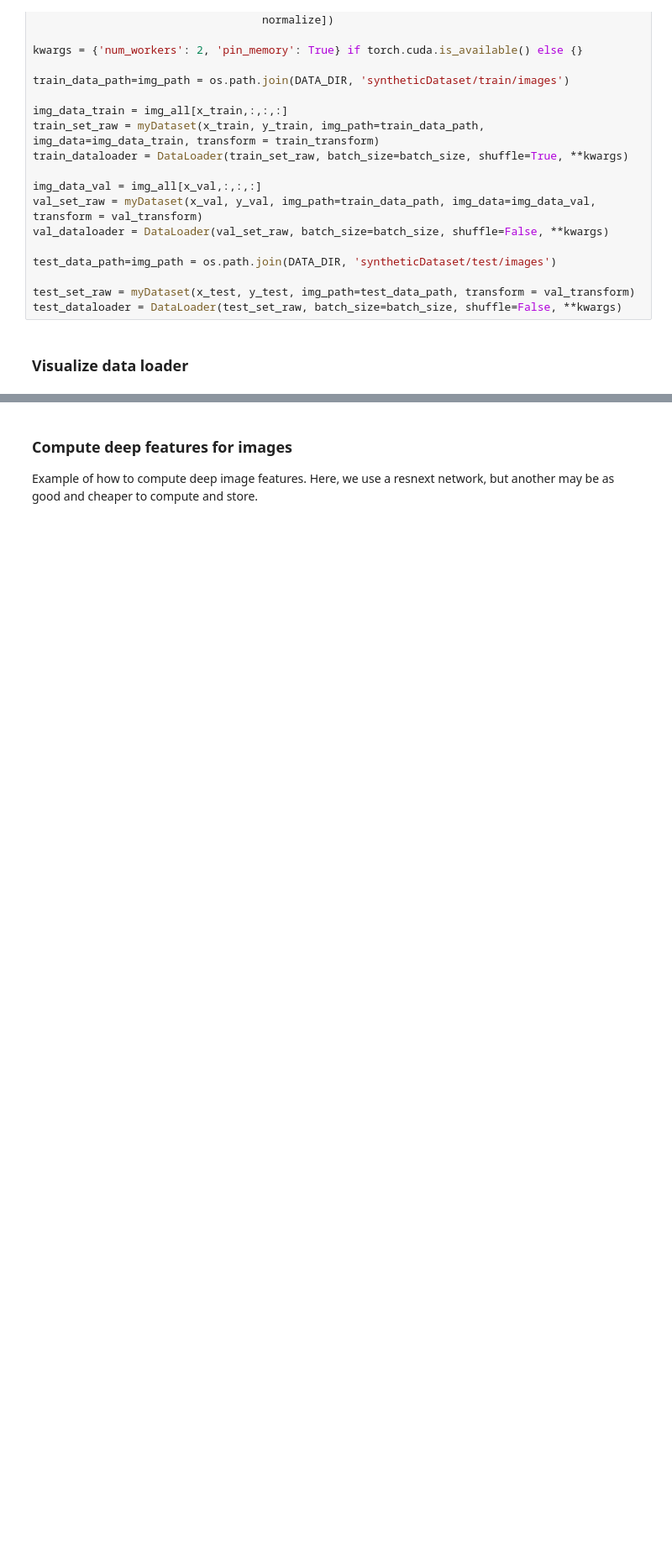
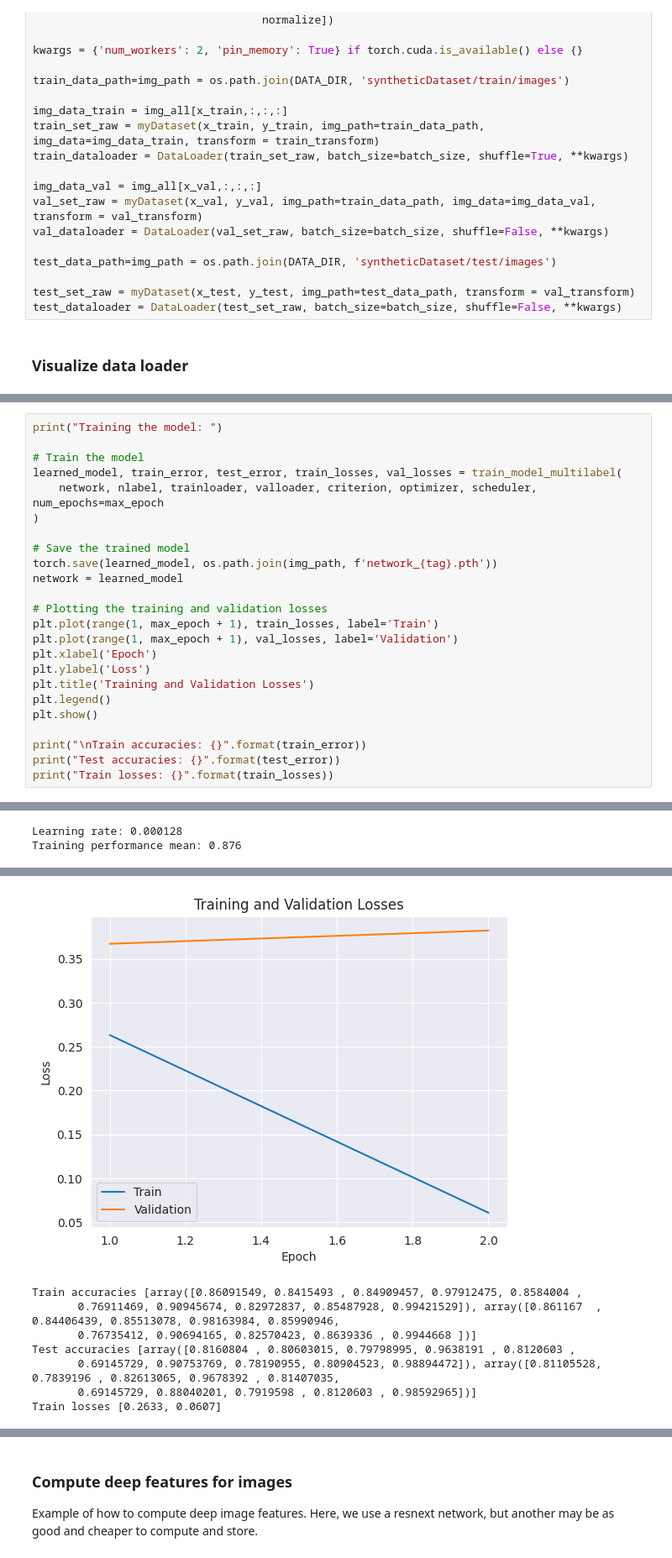
Before and after one commit to sofiia-chorna/pizza-topping-multilabel-prediction, a Jupyter notebook: pizza_topping_detection.ipynb, the cells around one changed output, grey strips where cells are left out. Shown at 84% size. Drawn from its saved outputs; the diff is of its cells as text; blank space fills up the shorter version.

```diff
--- a/pizza_topping_detection.ipynb
+++ b/pizza_topping_detection.ipynb
@@ -340,0 +542,25 @@ Notice that the problem is **multi-label prediction**, not classification. Each
+# %%
+print("Training the model: ")
+
+# Train the model
+learned_model, train_error, test_error, train_losses, val_losses = train_model_multilabel(
+    network, nlabel, trainloader, valloader, criterion, optimizer, scheduler, num_epochs=max_epoch
+)
+
+# Save the trained model
+torch.save(learned_model, os.path.join(img_path, f'network_{tag}.pth'))
+network = learned_model
+
+# Plotting the training and validation losses
+plt.plot(range(1, max_epoch + 1), train_losses, label='Train')
+plt.plot(range(1, max_epoch + 1), val_losses, label='Validation')
+plt.xlabel('Epoch')
+plt.ylabel('Loss')
+plt.title('Training and Validation Losses')
+plt.legend()
+plt.show()
+
+print("\nTrain accuracies: {}".format(train_error))
+print("Test accuracies: {}".format(test_error))
+print("Train losses: {}".format(train_losses))
+# %% [output]
@@ -340,0 +575,2 @@ Notice that the problem is **multi-label prediction**, not classification. Each
+Learning rate: 0.000128
+Training performance mean: 0.876
@@ -340,0 +579,8 @@ Notice that the problem is **multi-label prediction**, not classification. Each
+[figure, added]
+Train accuracies [array([0.86091549, 0.8415493 , 0.84909457, 0.97912475, 0.8584004 ,
+       0.76911469, 0.90945674, 0.82972837, 0.85487928, 0.99421529]), array([0.861167  , 0.84406439, 0.85513078, 0.98163984, 0.85990946,
+       0.76735412, 0.90694165, 0.82570423, 0.8639336 , 0.9944668 ])]
+Test accuracies [array([0.8160804 , 0.80603015, 0.79798995, 0.9638191 , 0.8120603 ,
+       0.69145729, 0.90753769, 0.78190955, 0.80904523, 0.98894472]), array([0.81105528, 0.7839196 , 0.82613065, 0.9678392 , 0.81407035,
+       0.69145729, 0.88040201, 0.7919598 , 0.8120603 , 0.98592965])]
+Train losses [0.2633, 0.0607]
```
Also changed, not shown: parts of 20 cells of this notebook, 1 other file.
